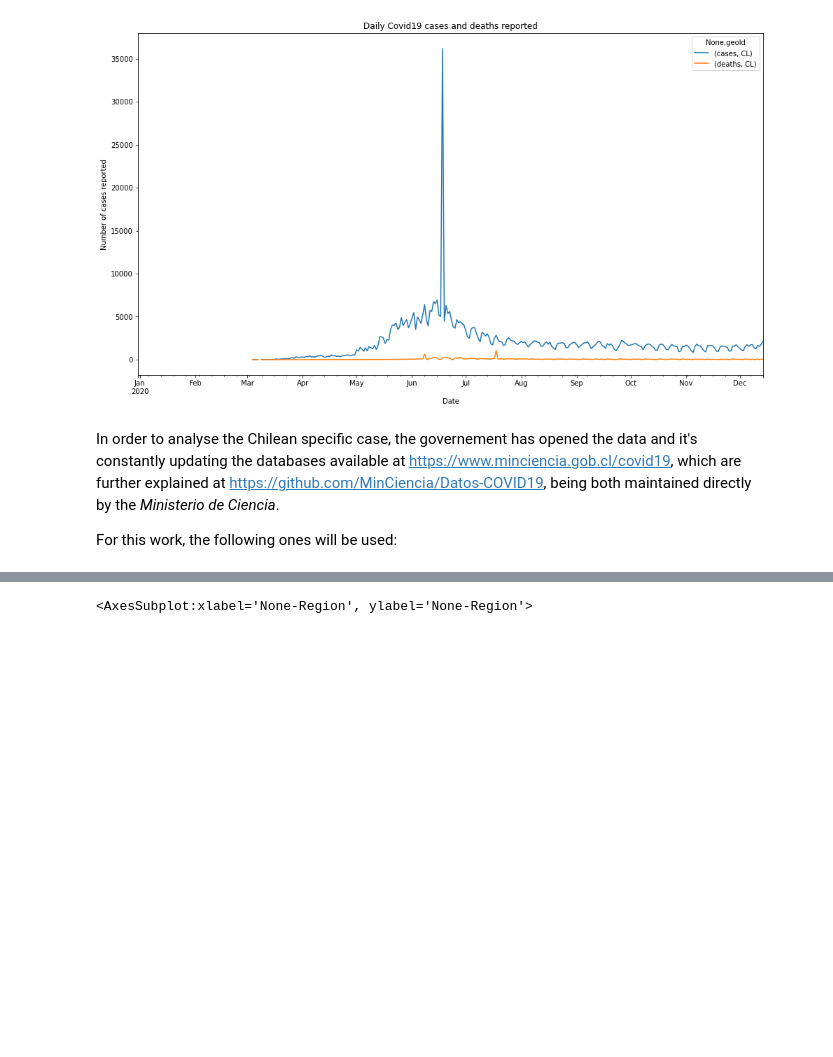
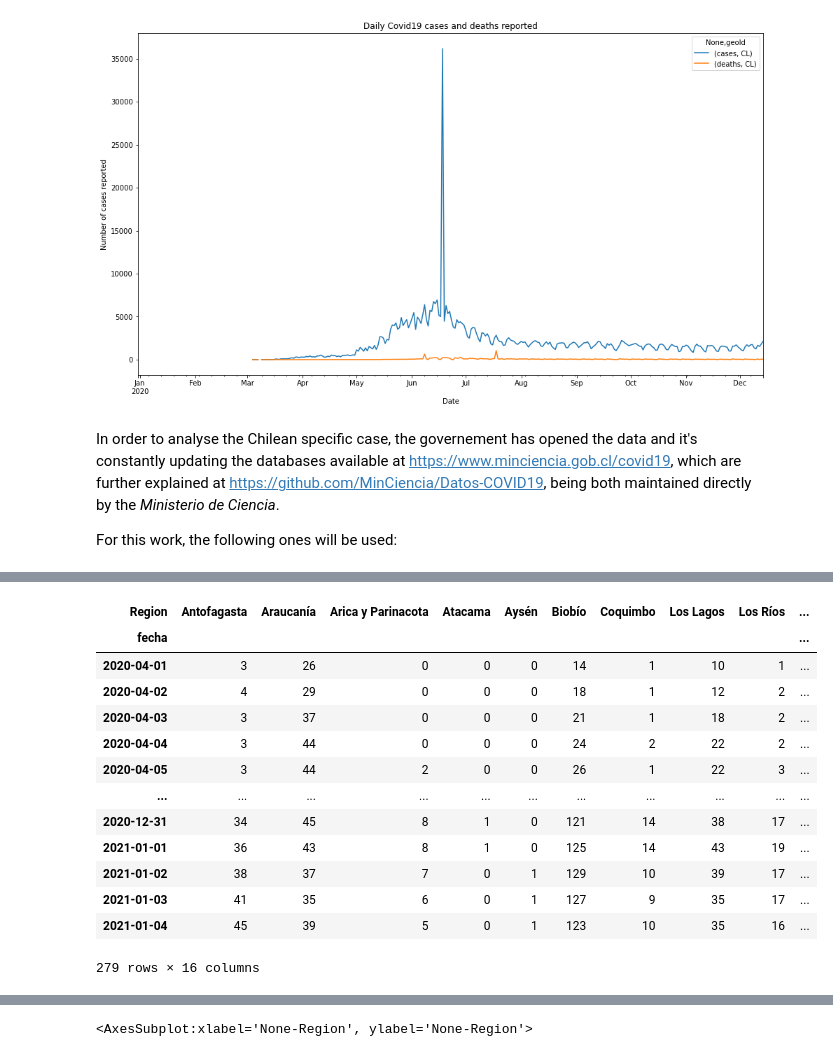
Before and after one commit to millacurafa/seird-model-dashboard, a Jupyter notebook: CovidChile2020.ipynb, the cells around one changed output, grey strips where cells are left out. Drawn from its saved outputs; the diff is of its cells as text; code cells hidden in the pictures; blank space fills up the shorter version.

```diff
--- a/CovidChile2020.ipynb
+++ b/CovidChile2020.ipynb
@@ -179,3 +233,24 @@ df_uci_region = pd.read_csv("https://raw.githubusercontent.com/MinCiencia/Datos-
+# %%
+df_uci_region = pd.read_csv("https://raw.githubusercontent.com/MinCiencia/Datos-COVID19/master/output/producto8/UCI_std.csv")
+
+df_uci_current = df_uci_region[['Region', 'fecha', 'numero']].pivot(index='fecha', columns='Region', values='numero')
+
+df_uci_current
+# %% [output]
+| Region | Antofagasta | Araucanía | Arica y Parinacota | Atacama | Aysén | Biobío | Coquimbo | Los Lagos | Los Ríos | ... |
+| fecha |  |  |  |  |  |  |  |  |  | ... |
+| 2020-04-01 | 3 | 26 | 0 | 0 | 0 | 14 | 1 | 10 | 1 | ... |
+| 2020-04-02 | 4 | 29 | 0 | 0 | 0 | 18 | 1 | 12 | 2 | ... |
+| 2020-04-03 | 3 | 37 | 0 | 0 | 0 | 21 | 1 | 18 | 2 | ... |
+| 2020-04-04 | 3 | 44 | 0 | 0 | 0 | 24 | 2 | 22 | 2 | ... |
+| 2020-04-05 | 3 | 44 | 2 | 0 | 0 | 26 | 1 | 22 | 3 | ... |
+| ... | ... | ... | ... | ... | ... | ... | ... | ... | ... | ... |
+| 2020-12-31 | 34 | 45 | 8 | 1 | 0 | 121 | 14 | 38 | 17 | ... |
+| 2021-01-01 | 36 | 43 | 8 | 1 | 0 | 125 | 14 | 43 | 19 | ... |
+| 2021-01-02 | 38 | 37 | 7 | 0 | 1 | 129 | 10 | 39 | 17 | ... |
+| 2021-01-03 | 41 | 35 | 6 | 0 | 1 | 127 | 9 | 35 | 17 | ... |
+| 2021-01-04 | 45 | 39 | 5 | 0 | 1 | 123 | 10 | 35 | 16 | ... |
+279 rows × 16 columns
 # %%
 df_city_deaths = df_city_deaths[df_city_current['Comuna'] == 'Total']
 
```
Also changed, not shown: parts of 4 cells of this notebook, 3 other files.
